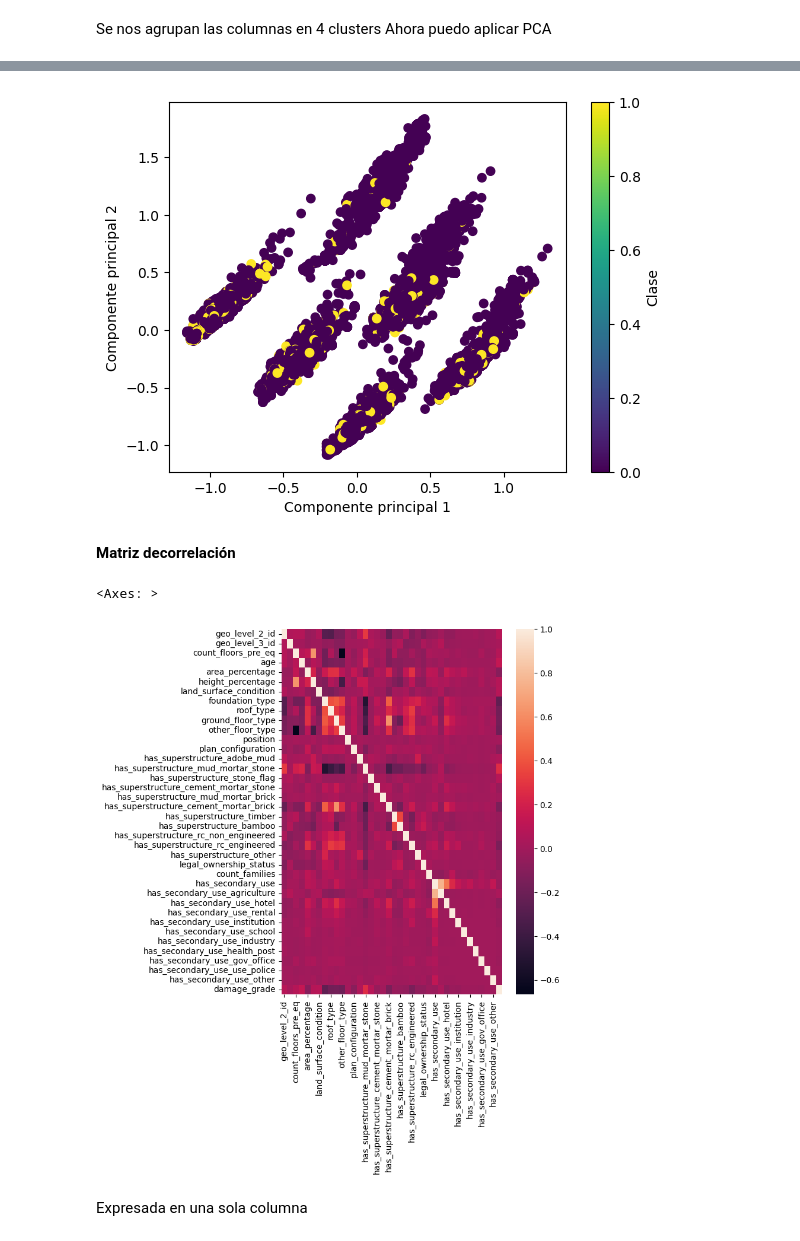
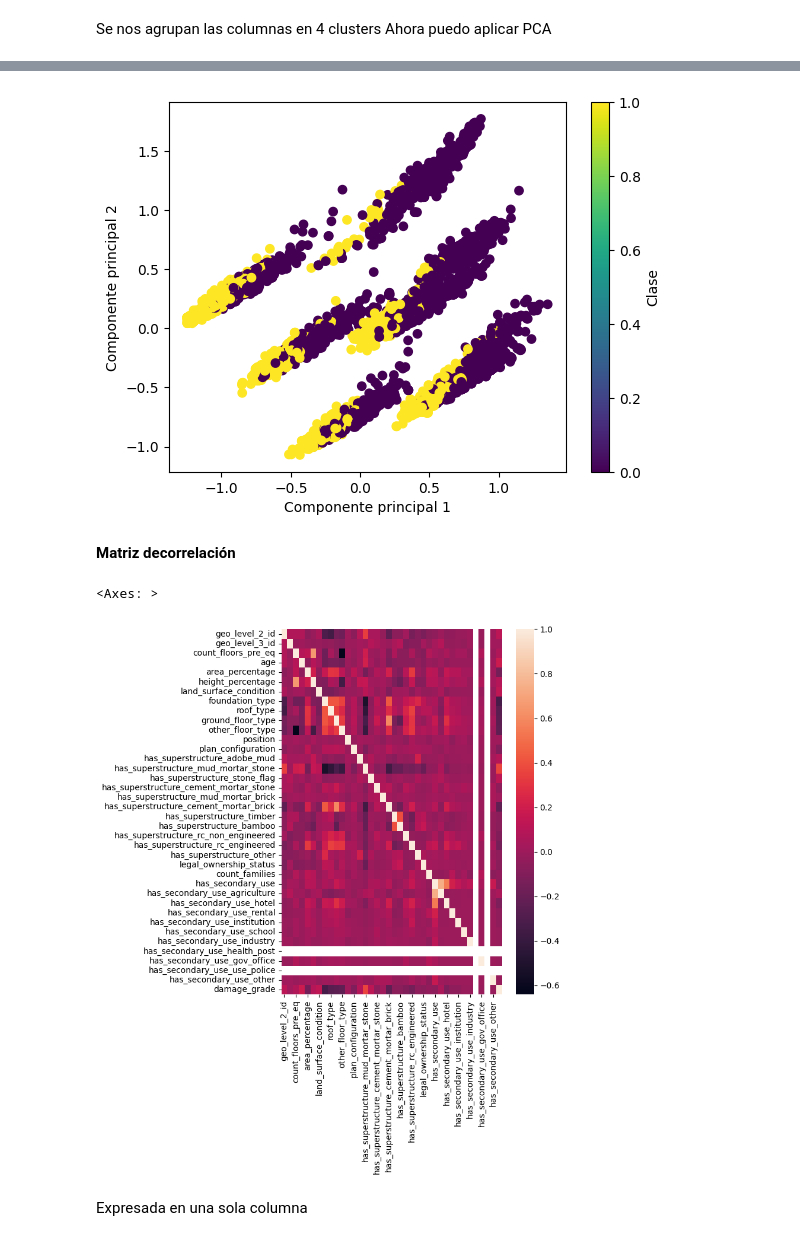
Before and after one commit to roquearmas/IABD_DATA, a Jupyter notebook: Predicción_de_daños_por_terremoto_Driven_Data.ipynb, the cells around one changed output, grey strips where cells are left out. Saved outputs shown, nothing was run; the diff lists cells and outputs as text; code cells hidden in the pictures.

```diff
--- a/Predicción_de_daños_por_terremoto_Driven_Data.ipynb
+++ b/Predicción_de_daños_por_terremoto_Driven_Data.ipynb
@@ -158,9 +159,18 @@ df_train_filtrado.head()
+# %%
+# Filtrar 2000 filas para cada valor de etiqueta
+df_train_reducido1 = df_train_filtrado[df_train_filtrado['damage_grade'] == 1].head(2000)
+df_train_reducido2 = df_train_filtrado[df_train_filtrado['damage_grade'] == 2].head(2000)
+df_train_reducido3 = df_train_filtrado[df_train_filtrado['damage_grade'] == 3].head(2000)
+
+# Concatenar los resultados en un nuevo dataframe
+df_filtrado_reducido = pd.concat([df_train_reducido1, df_train_reducido2, df_train_reducido3])
 # %% [markdown]
 # Transformación de datos
 Comienzo con la transformación de los tipos de datos de las columnas categóricas, que tienen valores con carácteres aleatorios, en numéricos
 # %%
 # hago copia de los datasets sin transformar
-df_train_trans= df_train_filtrado.copy()
+df_train_trans= df_filtrado_reducido.copy()
+#df_train_trans= df_train.copy()
 df_test_trans = df_test_X.copy()
 # conocer los valores categóricos de cada columna
 print('land_surface_condition - Valores:', df_train_trans['land_surface_condition'].unique())
@@ -309,7 +319,7 @@ df_test_escalados.head()
 
 Elijo un 80% para train y un 20% para validación. Hay que separar los datos de manera estratificada, para que haya datos de todas las etiquetas en los dos conjuntos de datos
 # %%
-df_train_ult, df_valid_ult = train_test_split(df_train_escalados, test_size=0.2, stratify=df_train_escalados['damage_grade'], random_state=42)
+df_train_ult, df_valid_ult = train_test_split(df_train_escalados, test_size=0.1, stratify=df_train_escalados['damage_grade'], random_state=42)
 # %% [markdown]
 Obtengo la distribución de datos en cada una de las clases, para los entornos de entrenamiento y validación, respectivamente.
 # %%
@@ -423,9 +429,21 @@ from sklearn.decomposition import PCA
 import numpy as np
 
 # Reducimos la dimensionalidad de los datos (a dos dimensiones)
-pca = PCA(n_components = 2)
+'''pca = PCA(n_components = 2)
 X_pca = df_estudio_train.drop('damage_grade', axis=1)
 y_pca = df_estudio_train['damage_grade'].astype('int')
+
 X_pca = pca.fit_transform(X_pca)
 X_pca
+'''
+pca = PCA(n_components=2)
+X_pca = pca.fit_transform(df_train_ult)
+
+# Graficar los datos reducidos a 2 dimensiones
+plt.scatter(X_pca[:, 0], X_pca[:, 1])
+plt.title("Conjunto de datos  después de PCA")
+plt.xlabel('Componente principal 1')
+plt.ylabel('Componente principal 2')
+plt.grid(True)
+plt.show()
 # %% [output]
@@ -439,12 +451,13 @@ array([[ 0.32366384,  0.24827683],
 # %%
 # Visualizar los datos en el nuevo espacio de características PCA
+y_pca = df_train_ult['damage_grade'].astype('int')
 plt.scatter(X_pca[:, 0], X_pca[:, 1], c=y_pca, cmap='viridis')
 plt.xlabel('Componente principal 1')
 plt.ylabel('Componente principal 2')
 plt.colorbar(label='Clase')
 plt.show()
 # %% [output]
-[figure, old version]
+[figure, new version]
 # %% [markdown]
 **Matriz decorrelación**
 # %%
@@ -452,7 +465,7 @@ plt.rcParams["figure.figsize"] = (6,8)
 sns.heatmap(df_estudio_train.corr())
 # %% [output]
 <Axes: >
-[figure, old version]
+[figure, new version]
 # %% [markdown]
 Expresada en una sola columna
 # %%
```
Also changed, not shown: parts of 67 cells of this notebook.
